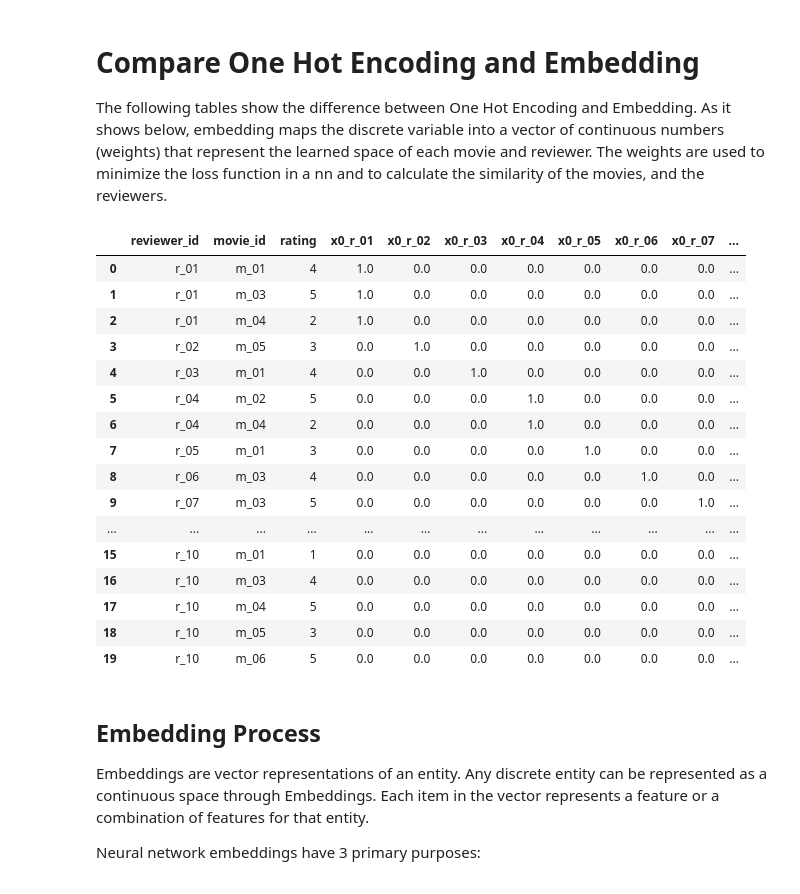
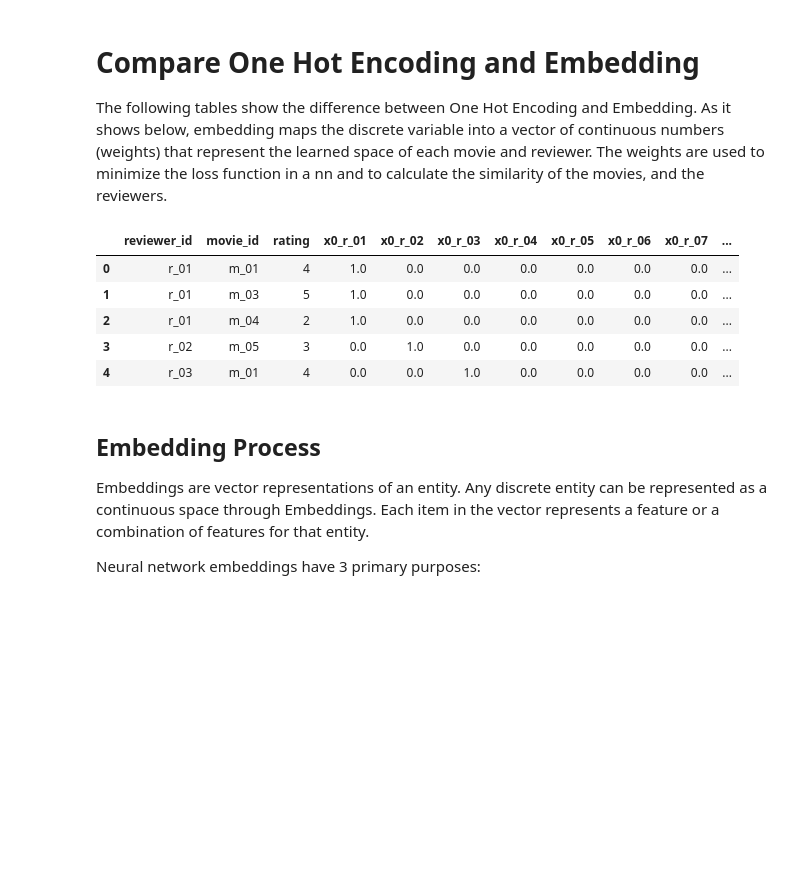
Before and after one commit to Daihongchen/embedding_explain, a Jupyter notebook: embedding_example.ipynb, the cells around one changed output. Cells and saved outputs as stored; diff of their text form; code cells hidden in the pictures; blank space fills up the shorter version.

```diff
--- a/embedding_example.ipynb
+++ b/embedding_example.ipynb
@@ -71,25 +71,14 @@ df_1 = pd.concat([df_1, ohe_movie], axis = 1)
 # %%
 ## we can see that, after one hot encoding, the dimensions increase a lot. When we have one million reviewers, and movies, it is infeasible to run the model efficiently in this way.
 ## Also, it does not show any relationship among the movies, and any relationship among reviewers
-df_1
+df_1.head()
 # %% [output]
 |  | reviewer_id | movie_id | rating | x0_r_01 | x0_r_02 | x0_r_03 | x0_r_04 | x0_r_05 | x0_r_06 | x0_r_07 | ... |
 | 0 | r_01 | m_01 | 4 | 1.0 | 0.0 | 0.0 | 0.0 | 0.0 | 0.0 | 0.0 | ... |
 | 1 | r_01 | m_03 | 5 | 1.0 | 0.0 | 0.0 | 0.0 | 0.0 | 0.0 | 0.0 | ... |
 | 2 | r_01 | m_04 | 2 | 1.0 | 0.0 | 0.0 | 0.0 | 0.0 | 0.0 | 0.0 | ... |
 | 3 | r_02 | m_05 | 3 | 0.0 | 1.0 | 0.0 | 0.0 | 0.0 | 0.0 | 0.0 | ... |
 | 4 | r_03 | m_01 | 4 | 0.0 | 0.0 | 1.0 | 0.0 | 0.0 | 0.0 | 0.0 | ... |
-| 5 | r_04 | m_02 | 5 | 0.0 | 0.0 | 0.0 | 1.0 | 0.0 | 0.0 | 0.0 | ... |
-| 6 | r_04 | m_04 | 2 | 0.0 | 0.0 | 0.0 | 1.0 | 0.0 | 0.0 | 0.0 | ... |
-| 7 | r_05 | m_01 | 3 | 0.0 | 0.0 | 0.0 | 0.0 | 1.0 | 0.0 | 0.0 | ... |
-| 8 | r_06 | m_03 | 4 | 0.0 | 0.0 | 0.0 | 0.0 | 0.0 | 1.0 | 0.0 | ... |
-| 9 | r_07 | m_03 | 5 | 0.0 | 0.0 | 0.0 | 0.0 | 0.0 | 0.0 | 1.0 | ... |
-| ... | ... | ... | ... | ... | ... | ... | ... | ... | ... | ... | ... |
-| 15 | r_10 | m_01 | 1 | 0.0 | 0.0 | 0.0 | 0.0 | 0.0 | 0.0 | 0.0 | ... |
-| 16 | r_10 | m_03 | 4 | 0.0 | 0.0 | 0.0 | 0.0 | 0.0 | 0.0 | 0.0 | ... |
-| 17 | r_10 | m_04 | 5 | 0.0 | 0.0 | 0.0 | 0.0 | 0.0 | 0.0 | 0.0 | ... |
-| 18 | r_10 | m_05 | 3 | 0.0 | 0.0 | 0.0 | 0.0 | 0.0 | 0.0 | 0.0 | ... |
-| 19 | r_10 | m_06 | 5 | 0.0 | 0.0 | 0.0 | 0.0 | 0.0 | 0.0 | 0.0 | ... |
 # %% [markdown]
 ## Embedding Process
 Embeddings are vector representations of an entity. Any discrete entity can be represented as a continuous space through Embeddings. Each item in the vector represents a feature or a combination of features for that entity.
```
